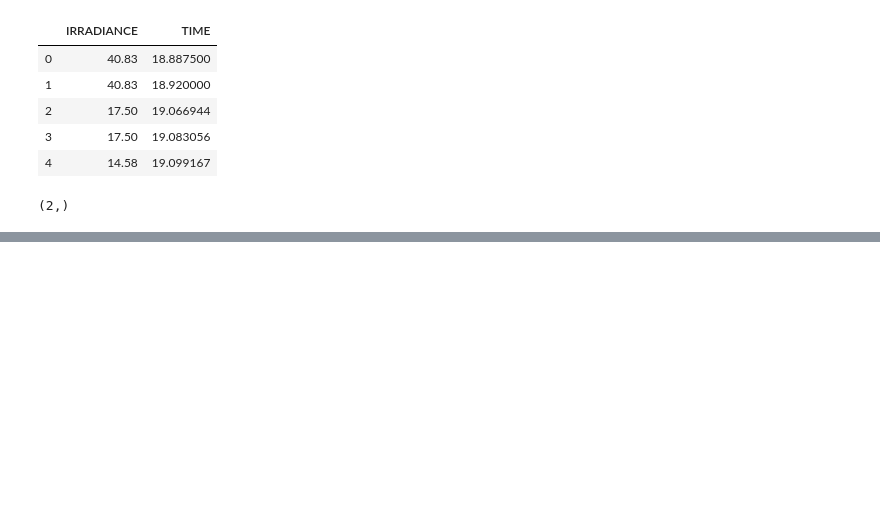
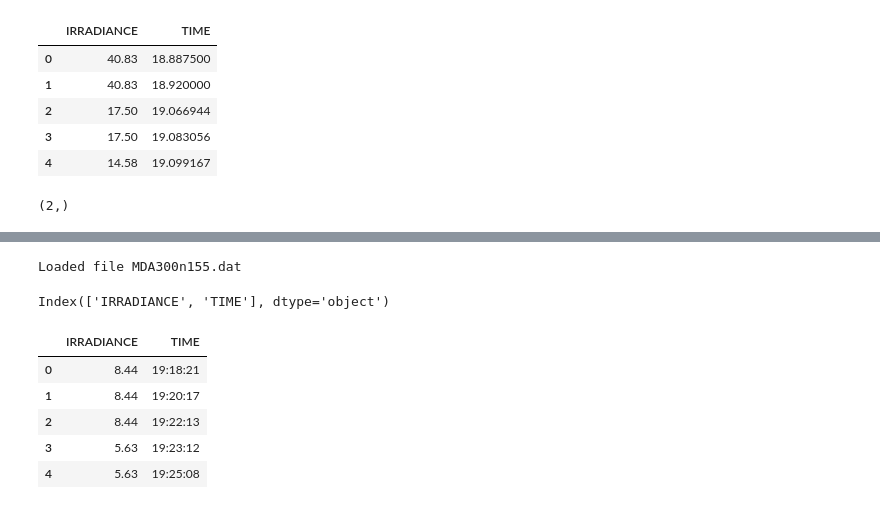
Before and after one commit to MatthewJahn/CIS3296-Irradiance-Project, a Jupyter notebook: Irradiance_Project_CNN.ipynb, the cells around one changed output, grey strips where cells are left out. Saved outputs shown, nothing was run; the diff lists cells and outputs as text; code cells hidden in the pictures; blank space fills up the shorter version.

```diff
--- a/Irradiance_Project_CNN.ipynb
+++ b/Irradiance_Project_CNN.ipynb
@@ -685,0 +288,35 @@ Epoch 1/1
+# %%
+input = []
+input.append(pd.read_csv('https://raw.githubusercontent.com/Amitangshu/Irradiance_sensing/master/All_Data_For_EPIC_Roof/MDA300n155.dat',
+                     error_bad_lines=False, header=1))
+print("Loaded file MDA300n155.dat")
+# %% [output]
+Loaded file MDA300n155.dat
+# %%
+numRec = len(input)
+for y in range(numRec):
+    input[y][['DATE','TIME']] = input[y].TMSTAMP.str.split(expand=True)
+# %%
+for w in range(numRec):
+    input[w] = input[w].drop('TMSTAMP', 1)
+    input[w] = input[w].drop('RECNBR', 1)
+    input[w] = input[w].drop('PARENT', 1)
+    input[w] = input[w].drop('SOLAROCV', 1)
+    input[w] = input[w].drop('VBATT', 1)
+    input[w] = input[w].drop('TEMP', 1)
+    input[w] = input[w].drop('DATE', 1)
+# %%
+print(input[0].columns)
+# %% [output]
+Index(['IRRADIANCE', 'TIME'], dtype='object')
+# %%
+input = pd.DataFrame(input[0])
+# %%
+input.head()
+# %% [output]
+|  | IRRADIANCE | TIME |
+| 0 | 8.44 | 19:18:21 |
+| 1 | 8.44 | 19:20:17 |
+| 2 | 8.44 | 19:22:13 |
+| 3 | 5.63 | 19:23:12 |
+| 4 | 5.63 | 19:25:08 |
```
Also changed, not shown: parts of 29 cells of this notebook.
